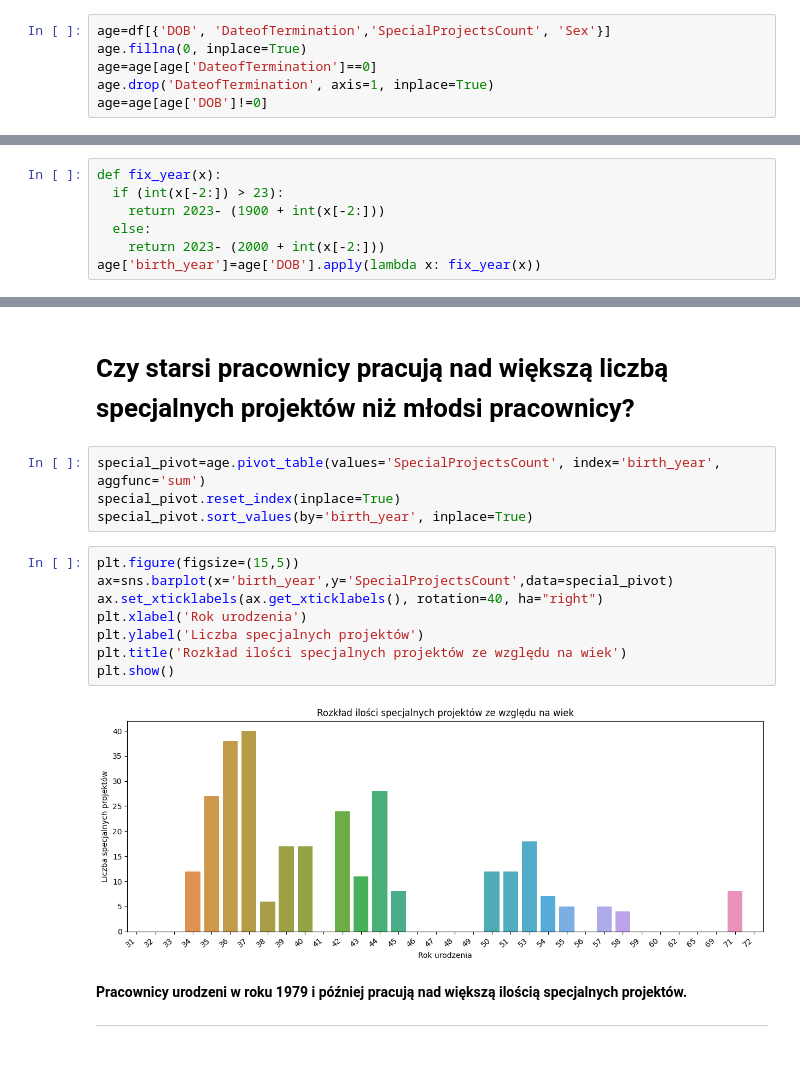
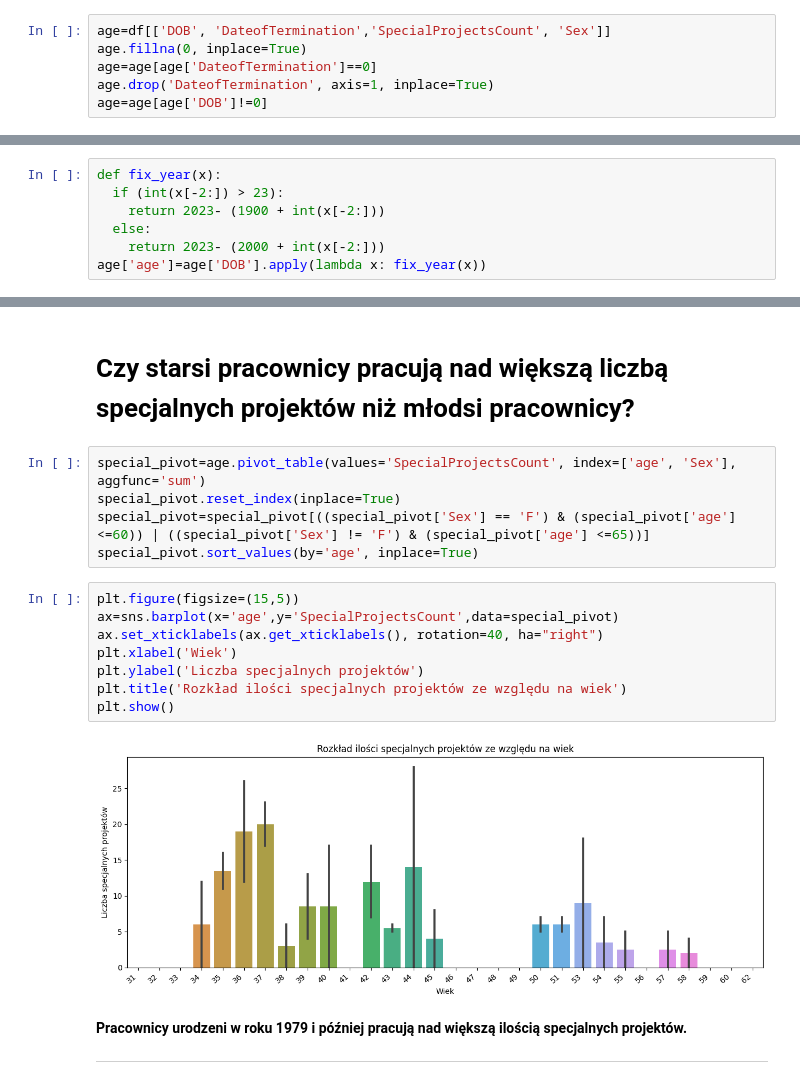
Before and after one commit to MarcinAn/analiza_danych, a Jupyter notebook: analiza_danych.ipynb, the cells around one changed output, grey strips where cells are left out. Cells and saved outputs as stored; diff of their text form.

```diff
--- a/analiza_danych.ipynb
+++ b/analiza_danych.ipynb
@@ -152,7 +152,7 @@ print(round(marital_satisfaction_pivot.iloc[0,1]-marital_satisfaction_pivot.iloc
 # %% [markdown]
 # **Jak wygląda struktura wieku aktualnie zatrudnionych pracowników?**
 # %%
-age=df[{'DOB', 'DateofTermination','SpecialProjectsCount', 'Sex'}]
+age=df[['DOB', 'DateofTermination','SpecialProjectsCount', 'Sex']]
 age.fillna(0, inplace=True)
 age=age[age['DateofTermination']==0]
 age.drop('DateofTermination', axis=1, inplace=True)
@@ -168,5 +168,5 @@ def fix_year(x):
     return 2023- (1900 + int(x[-2:]))
   else:
     return 2023- (2000 + int(x[-2:]))
-age['birth_year']=age['DOB'].apply(lambda x: fix_year(x))
+age['age']=age['DOB'].apply(lambda x: fix_year(x))
 # %%
@@ -188,19 +187,20 @@ plt.show()
 # %% [markdown]
 # **Czy starsi pracownicy pracują nad większą liczbą specjalnych projektów niż młodsi pracownicy?**
 # %%
-special_pivot=age.pivot_table(values='SpecialProjectsCount', index='birth_year', aggfunc='sum')
+special_pivot=age.pivot_table(values='SpecialProjectsCount', index=['age', 'Sex'], aggfunc='sum')
 special_pivot.reset_index(inplace=True)
-special_pivot.sort_values(by='birth_year', inplace=True)
+special_pivot=special_pivot[((special_pivot['Sex'] == 'F') & (special_pivot['age'] <=60)) | ((special_pivot['Sex'] != 'F') & (special_pivot['age'] <=65))]
+special_pivot.sort_values(by='age', inplace=True)
 # %%
 plt.figure(figsize=(15,5))
-ax=sns.barplot(x='birth_year',y='SpecialProjectsCount',data=special_pivot)
+ax=sns.barplot(x='age',y='SpecialProjectsCount',data=special_pivot)
 ax.set_xticklabels(ax.get_xticklabels(), rotation=40, ha="right")
-plt.xlabel('Rok urodzenia')
+plt.xlabel('Wiek')
 plt.ylabel('Liczba specjalnych projektów')
 plt.title('Rozkład ilości specjalnych projektów ze względu na wiek')
 plt.show()
 # %% [output]
-[figure, old version]
+[figure, new version]
 # %% [markdown]
 **Pracownicy urodzeni w roku 1979 i później pracują nad większą ilością specjalnych projektów.**
 
```
Also changed, not shown: parts of 10 cells of this notebook.
